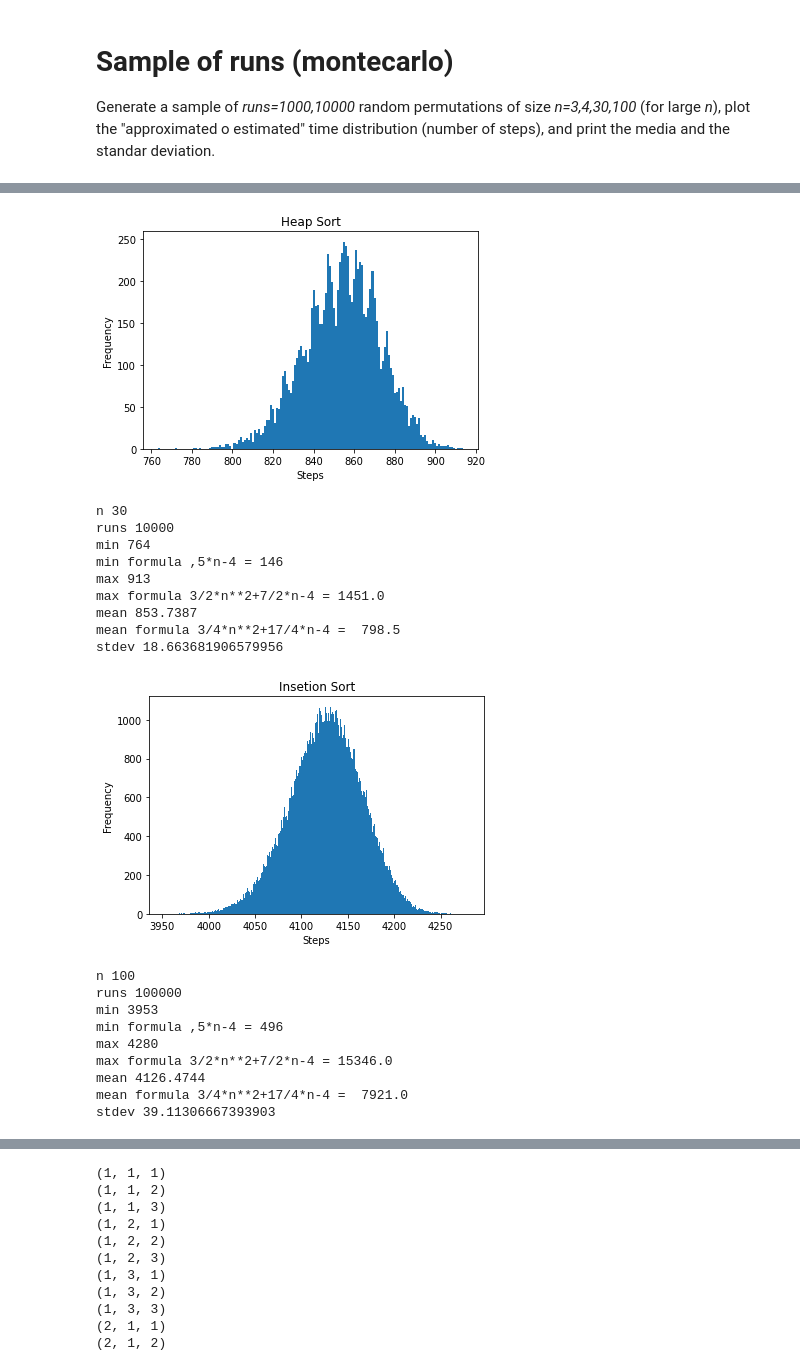
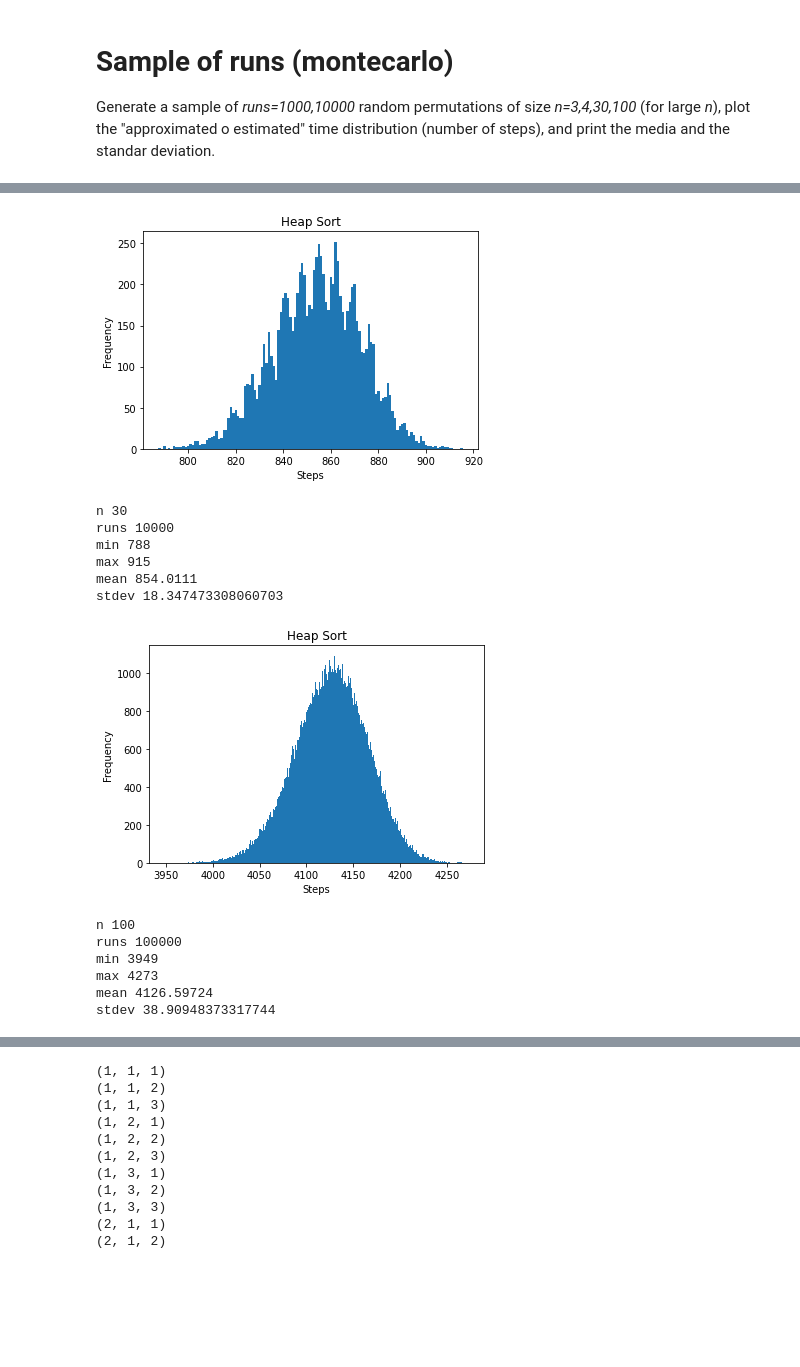
Before and after one commit to jusanchezme/AlgorithmsUN2021II, a Jupyter notebook: Lab10/HeapSortDistribution.ipynb, the cells around one changed output, grey strips where cells are left out. Saved outputs shown, nothing was run; the diff lists cells and outputs as text; code cells hidden in the pictures; blank space fills up the shorter version.

```diff
--- a/Lab10/HeapSortDistribution.ipynb
+++ b/Lab10/HeapSortDistribution.ipynb
@@ -688,30 +409,0 @@ stdev 6.760444174917566
-# %%
-from itertools import permutations
-import matplotlib.pyplot as plt
-import numpy as np
-import math
-
-n=10
-X = range(n)
-times = []
-
-for P in permutations(X):
-  t = heap_sort_steps(list(P), B = [])
-  times.append(t)
-
-b = np.array(range(min(times)-1, max(times)+1))+0.5
-plt.hist(times, bins = b )
-plt.title("Heap Sort")
-plt.xlabel("Steps")
-plt.ylabel("Frequency")
-plt.show()
-
-print("n",n)
-print("number of permutations n! =",math.factorial(n))
-print("exp min =",min(times))
-print("min formula 5*n-4 =",5*n-4)
-print("exp max =",max(times))
-print("max formula 3/2*n**2+7/2*n-4 =",3/2*n**2+7/2*n-4)
-print("exp mean =",np.mean(times))
-print("mean formula 3/4*n**2+17/4*n-4 =",3/4*n**2+17/4*n-4)
-print("stdev",np.std(times))
@@ -887,59 +629,47 @@ plt.show()
 print("n",n)
 print("runs",runs)
 print("min",min(times))
-print("min formula ,5*n-4 =",5*n-4)
 print("max",max(times))
-print("max formula 3/2*n**2+7/2*n-4 =",3/2*n**2+7/2*n-4)
 print("mean",np.mean(times))
-print("mean formula 3/4*n**2+17/4*n-4 = ",3/4*n**2+17/4*n-4)
 print("stdev",np.std(times))
 # %% [output]
-[figure, old version]
+[figure, new version]
 n 30
 runs 10000
-min 764
-min formula ,5*n-4 = 146
-max 913
-max formula 3/2*n**2+7/2*n-4 = 1451.0
-mean 853.7387
-mean formula 3/4*n**2+17/4*n-4 =  798.5
-stdev 18.663681906579956
+min 788
+max 915
+mean 854.0111
+stdev 18.347473308060703
 # %%
 import matplotlib.pyplot as plt
 import numpy as np
 
 n=100
 runs=100000
 times = []
 for r in range(1,runs+1):
   P= np.random.permutation(n)
   t = heap_sort_steps(list(P), B = [])
   times.append(t)
 
 b = np.array(range(min(times)-1, max(times)+1))+0.5
 plt.hist(times, bins = b )
-plt.title("Insetion Sort")
+plt.title("Heap Sort")
 plt.xlabel("Steps")
 plt.ylabel("Frequency")
 plt.show()
 
 print("n",n)
 print("runs",runs)
 print("min",min(times))
-print("min formula ,5*n-4 =",5*n-4)
 print("max",max(times))
-print("max formula 3/2*n**2+7/2*n-4 =",3/2*n**2+7/2*n-4)
 print("mean",np.mean(times))
-print("mean formula 3/4*n**2+17/4*n-4 = ",3/4*n**2+17/4*n-4)
 print("stdev",np.std(times))
 # %% [output]
-[figure, old version]
+[figure, new version]
 n 100
 runs 100000
-min 3953
-min formula ,5*n-4 = 496
-max 4280
-max formula 3/2*n**2+7/2*n-4 = 15346.0
-mean 4126.4744
-mean formula 3/4*n**2+17/4*n-4 =  7921.0
-stdev 39.11306667393903
+min 3949
+max 4273
+mean 4126.59724
+stdev 38.90948373317744
```
Also changed, not shown: parts of 42 cells of this notebook.
